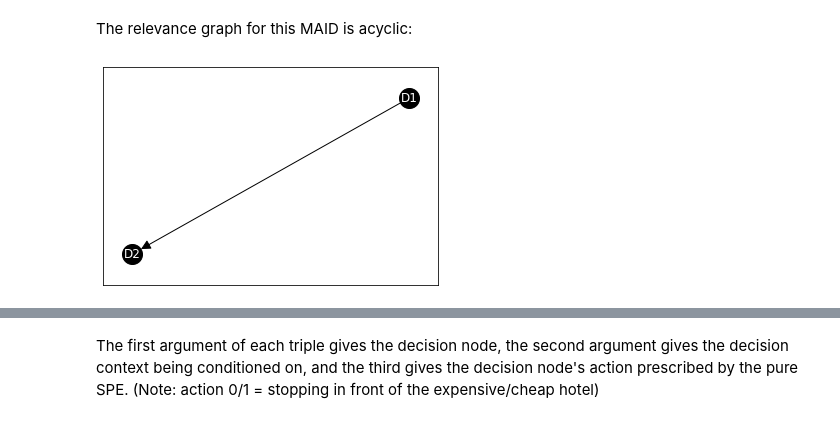
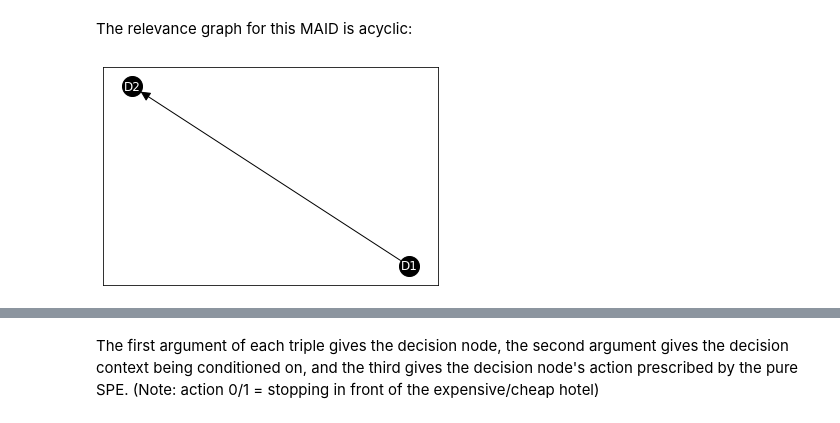
Before and after one commit to causalincentives/pycid, a Jupyter notebook: notebooks/MACID_Basics_Tutorial.ipynb, the cells around one changed output, grey strips where cells are left out. Cells and saved outputs as stored; diff of their text form; code cells hidden in the pictures.

```diff
--- a/notebooks/MACID_Basics_Tutorial.ipynb
+++ b/notebooks/MACID_Basics_Tutorial.ipynb
@@ -234,9 +235,9 @@ macid.draw()
 # %% [markdown]
 The relevance graph for this MAID is acyclic:
-# %%
-macid.draw_relevance_graph()
-# %% [output]
-[figure, removed]
+# %%
+RelevanceGraph(macid).draw()
+# %% [output]
+[figure, added]
 # %%
 macid.get_all_pure_spe()
 # %% [output]
```
Also changed, not shown: parts of 14 cells of this notebook, 5 other files.
